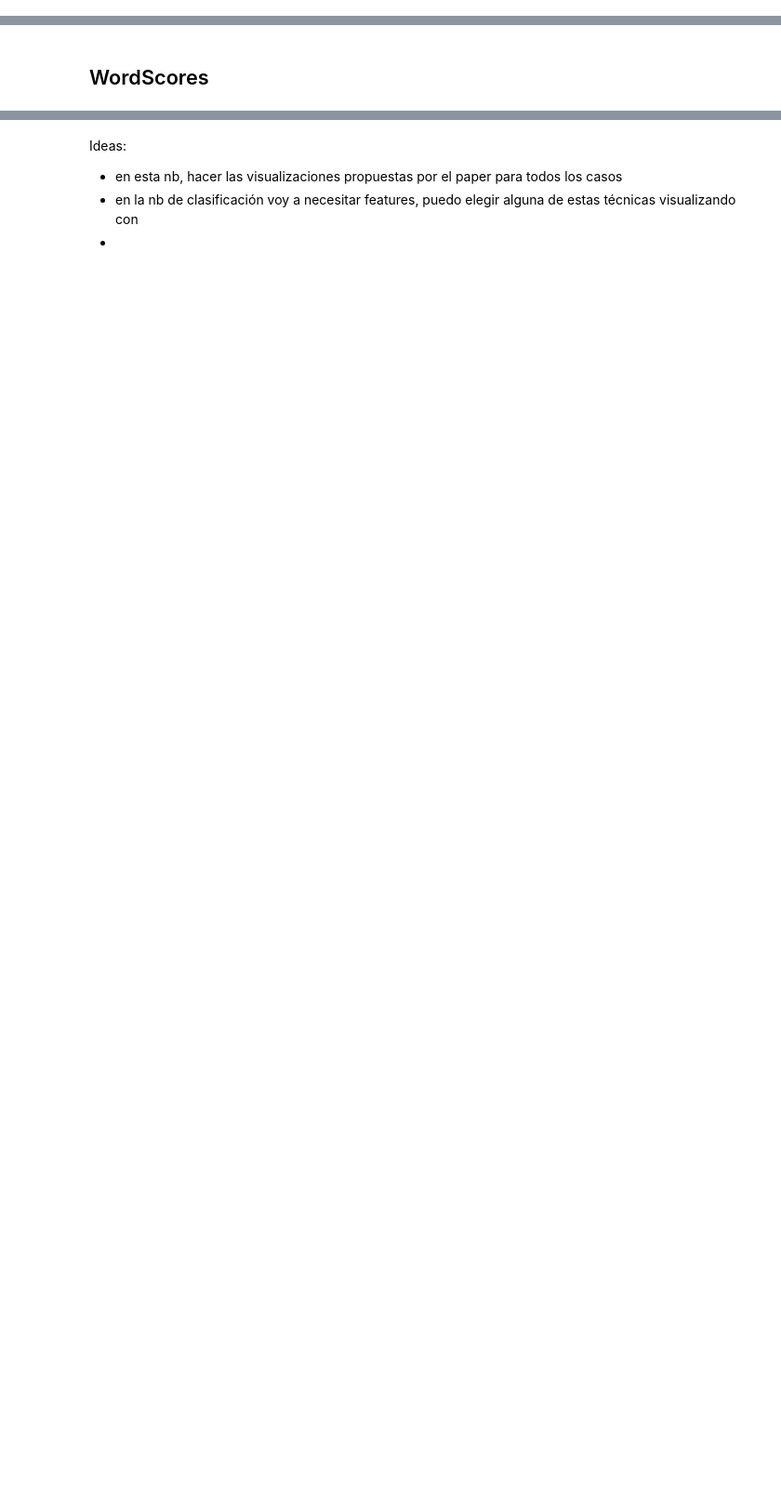
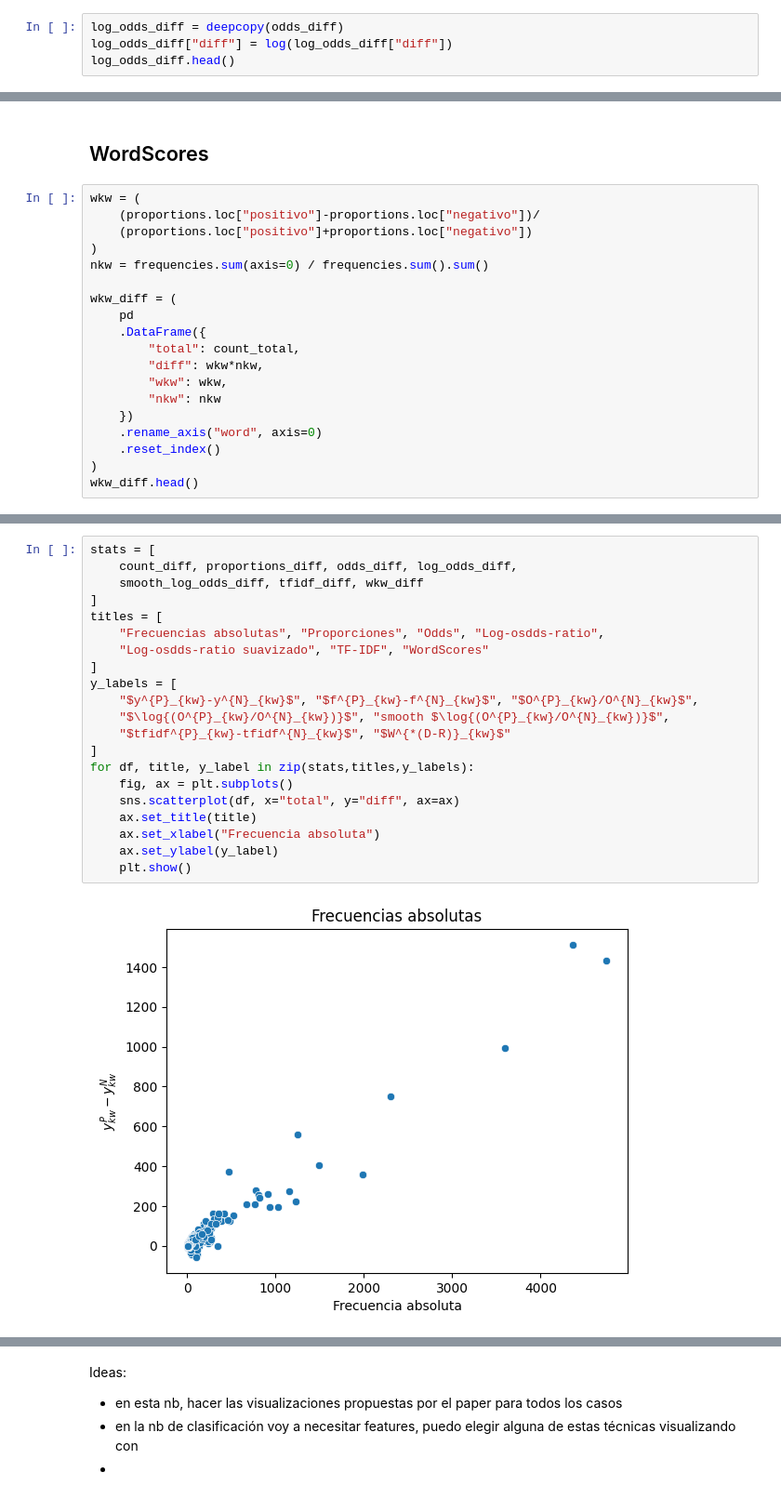
Before and after one commit to macfernandez/eddc-specialization-project, a Jupyter notebook: notebooks/03-methods-statistic.ipynb, the cells around one changed output, grey strips where cells are left out. Shown at 93% size. Cells and saved outputs as stored; diff of their text form; blank space fills up the shorter version.

```diff
--- a/notebooks/03-methods-statistic.ipynb
+++ b/notebooks/03-methods-statistic.ipynb
@@ -99,0 +178,4 @@ odds_diff.head()
+# %%
+log_odds_diff = deepcopy(odds_diff)
+log_odds_diff["diff"] = log(log_odds_diff["diff"])
+log_odds_diff.head()
@@ -131,2 +258,21 @@ tfidf.loc["negativo"].corr(proportions_total)
 # %% [markdown]
 ## WordScores
+# %%
+wkw = (
+    (proportions.loc["positivo"]-proportions.loc["negativo"])/
+    (proportions.loc["positivo"]+proportions.loc["negativo"])
+)
+nkw = frequencies.sum(axis=0) / frequencies.sum().sum()
+
+wkw_diff = (
+    pd
+    .DataFrame({
+        "total": count_total,
+        "diff": wkw*nkw,
+        "wkw": wkw,
+        "nkw": nkw
+    })
+    .rename_axis("word", axis=0)
+    .reset_index()
+)
+wkw_diff.head()
@@ -132,0 +288,23 @@ tfidf.loc["negativo"].corr(proportions_total)
+# %%
+stats = [
+    count_diff, proportions_diff, odds_diff, log_odds_diff,
+    smooth_log_odds_diff, tfidf_diff, wkw_diff
+]
+titles = [
+    "Frecuencias absolutas", "Proporciones", "Odds", "Log-osdds-ratio",
+    "Log-osdds-ratio suavizado", "TF-IDF", "WordScores"
+]
+y_labels = [
+    "$y^{P}_{kw}-y^{N}_{kw}$", "$f^{P}_{kw}-f^{N}_{kw}$", "$O^{P}_{kw}/O^{N}_{kw}$",
+    "$\log{(O^{P}_{kw}/O^{N}_{kw})}$", "smooth $\log{(O^{P}_{kw}/O^{N}_{kw})}$",
+    "$tfidf^{P}_{kw}-tfidf^{N}_{kw}$", "$W^{*(D-R)}_{kw}$"
+]
+for df, title, y_label in zip(stats,titles,y_labels):
+    fig, ax = plt.subplots()
+    sns.scatterplot(df, x="total", y="diff", ax=ax)
+    ax.set_title(title)
+    ax.set_xlabel("Frecuencia absoluta")
+    ax.set_ylabel(y_label)
+    plt.show()
+# %% [output]
+[figure, added]
```
Also changed, not shown: parts of 29 cells of this notebook, 1 other file.
